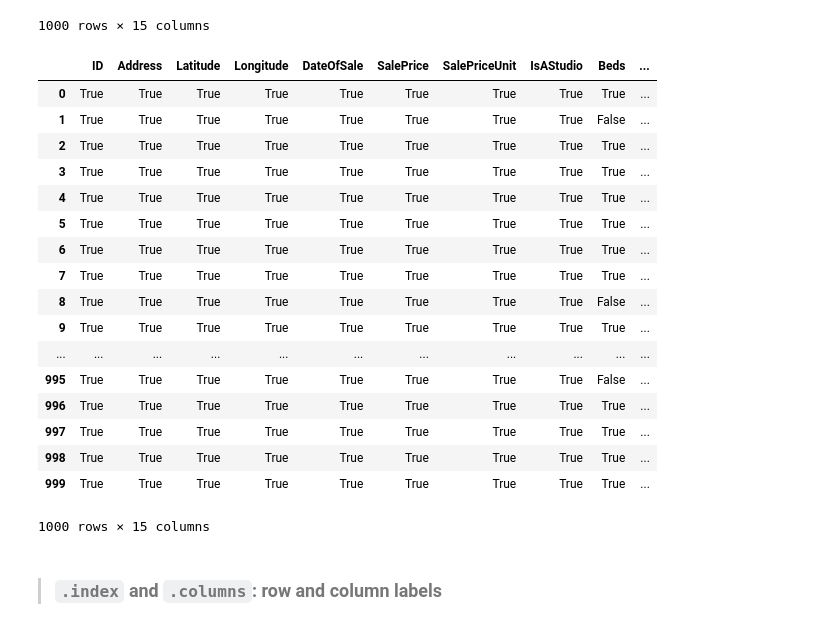
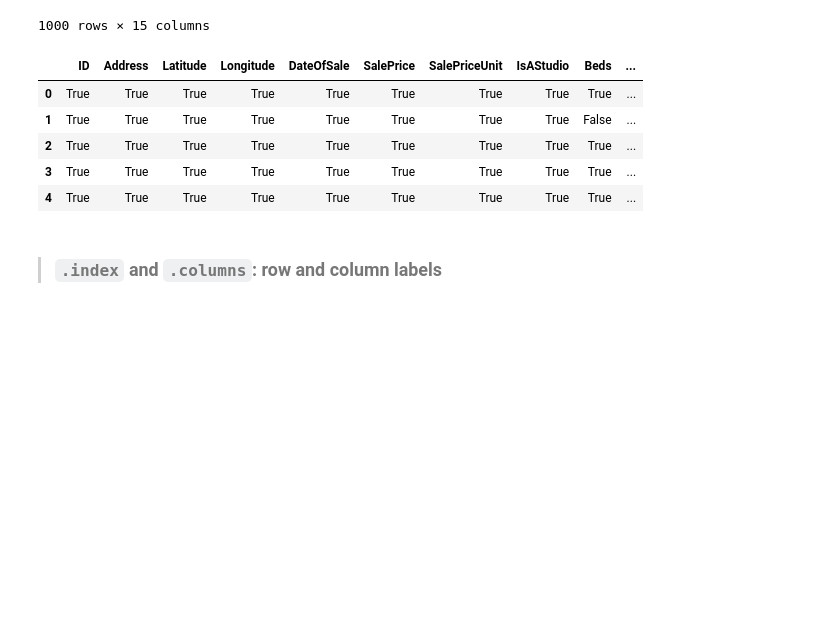
Before and after one commit to Prapakarn/DS-SF-42, a Jupyter notebook: classes/02/notebooks/codealong-02-the-pandas-library-starter-code.ipynb, the cells around one changed output. Cells and saved outputs as stored; diff of their text form; code cells hidden in the pictures; blank space fills up the shorter version.

```diff
--- a/classes/02/notebooks/codealong-02-the-pandas-library-starter-code.ipynb
+++ b/classes/02/notebooks/codealong-02-the-pandas-library-starter-code.ipynb
@@ -255,26 +243,14 @@ df.notnull()
 | 999 | True | True | True | True | True | True | True | True | True | ... |
 1000 rows × 15 columns
 # %%
-pd.notnull(df)
+pd.notnull(df).head()
 # %% [output]
 |  | ID | Address | Latitude | Longitude | DateOfSale | SalePrice | SalePriceUnit | IsAStudio | Beds | ... |
 | 0 | True | True | True | True | True | True | True | True | True | ... |
 | 1 | True | True | True | True | True | True | True | True | False | ... |
 | 2 | True | True | True | True | True | True | True | True | True | ... |
 | 3 | True | True | True | True | True | True | True | True | True | ... |
 | 4 | True | True | True | True | True | True | True | True | True | ... |
-| 5 | True | True | True | True | True | True | True | True | True | ... |
-| 6 | True | True | True | True | True | True | True | True | True | ... |
-| 7 | True | True | True | True | True | True | True | True | True | ... |
-| 8 | True | True | True | True | True | True | True | True | False | ... |
-| 9 | True | True | True | True | True | True | True | True | True | ... |
-| ... | ... | ... | ... | ... | ... | ... | ... | ... | ... | ... |
-| 995 | True | True | True | True | True | True | True | True | False | ... |
-| 996 | True | True | True | True | True | True | True | True | True | ... |
-| 997 | True | True | True | True | True | True | True | True | True | ... |
-| 998 | True | True | True | True | True | True | True | True | True | ... |
-| 999 | True | True | True | True | True | True | True | True | True | ... |
-1000 rows × 15 columns
 # %% [markdown]
 > ### `.index` and `.columns`: row and column labels
 # %% [markdown]
```
Also changed, not shown: parts of 8 cells of this notebook, 2 other files.
